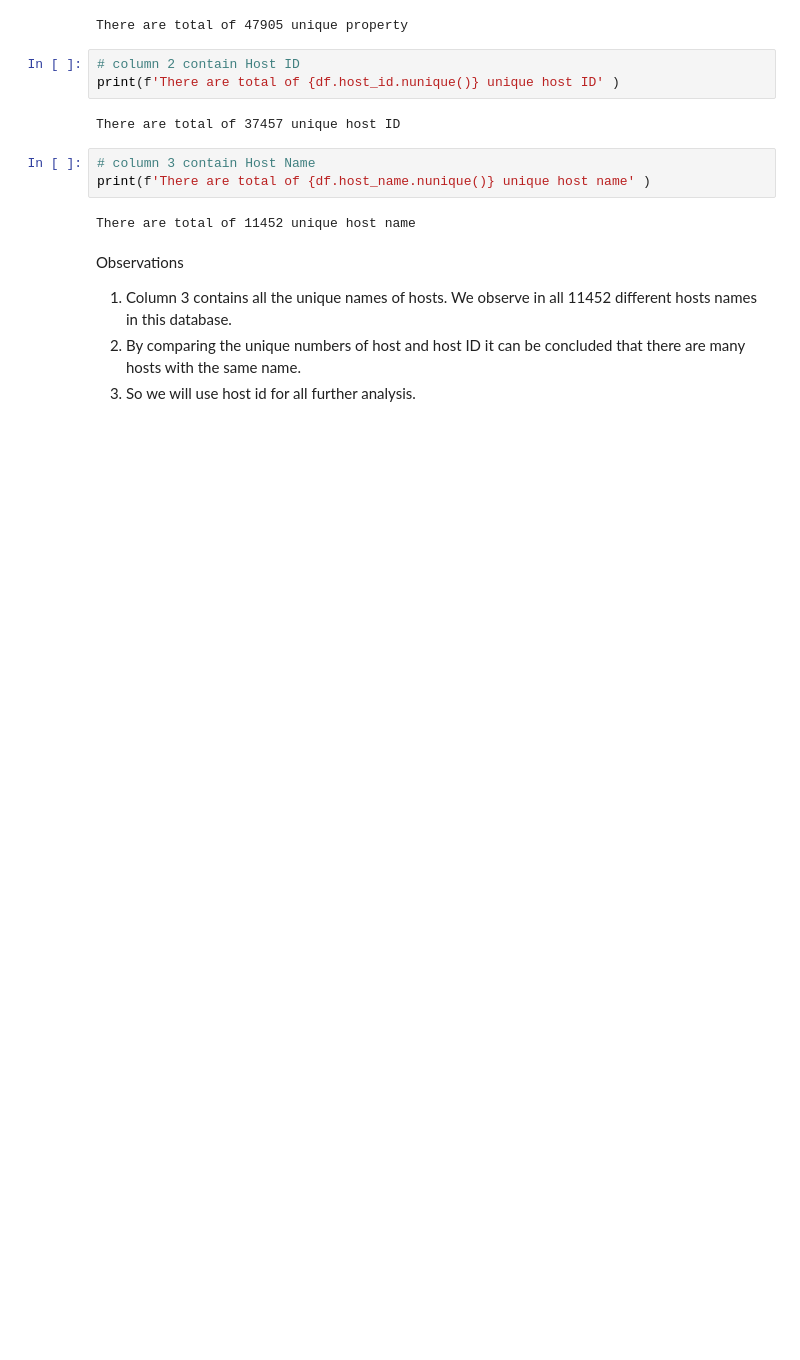
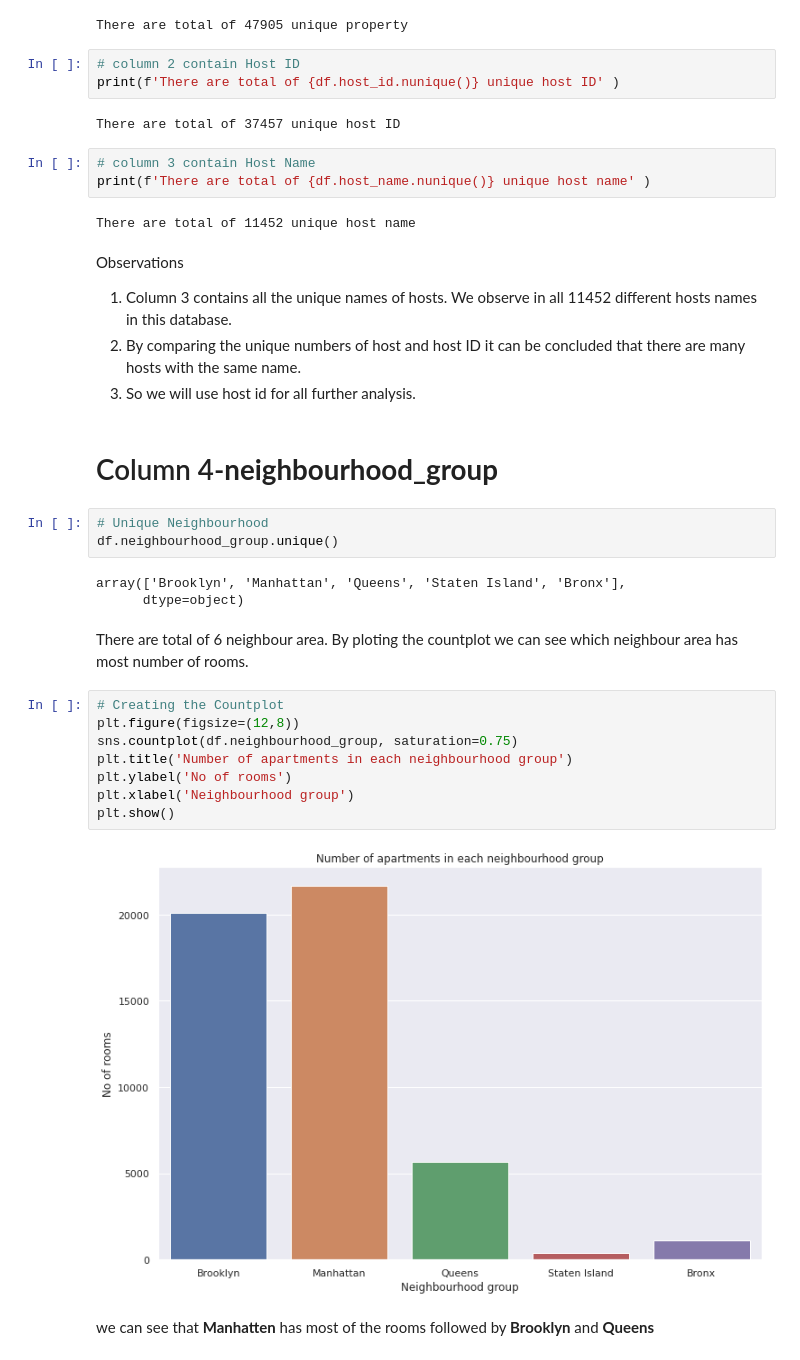
Before and after one commit to wharshal11/AirBnB-Booking-Analysis, a Jupyter notebook: Project_of_Airbnb_Bookings_Analysis_Capstone_Project.ipynb, the cells around one changed output. Drawn from its saved outputs; the diff is of its cells as text; blank space fills up the shorter version.

```diff
--- a/Project_of_Airbnb_Bookings_Analysis_Capstone_Project.ipynb
+++ b/Project_of_Airbnb_Bookings_Analysis_Capstone_Project.ipynb
@@ -123,3 +123,26 @@ Observations
 1.  Column 3 contains all the unique names of hosts. We observe in all 11452 different hosts names in this database.
 2.  By comparing the unique numbers of host and host ID it can be concluded that there are many hosts with the same name.
 3. So we will use host id for all further analysis.
+# %% [markdown]
+# Column 4-**neighbourhood_group**
+# %%
+# Unique Neighbourhood
+df.neighbourhood_group.unique()
+# %% [output]
+array(['Brooklyn', 'Manhattan', 'Queens', 'Staten Island', 'Bronx'],
+      dtype=object)
+# %% [markdown]
+There are total of 6 neighbour area.
+By ploting the countplot we can see which neighbour area has most number of rooms.
+# %%
+# Creating the Countplot
+plt.figure(figsize=(12,8))
+sns.countplot(df.neighbourhood_group, saturation=0.75)
+plt.title('Number of apartments in each neighbourhood group')
+plt.ylabel('No of rooms')
+plt.xlabel('Neighbourhood group')
+plt.show()
+# %% [output]
+[figure, added]
+# %% [markdown]
+we can see that **Manhatten** has most of the rooms followed by **Brooklyn** and **Queens**
```
Also changed, not shown: parts of 2 cells of this notebook.
